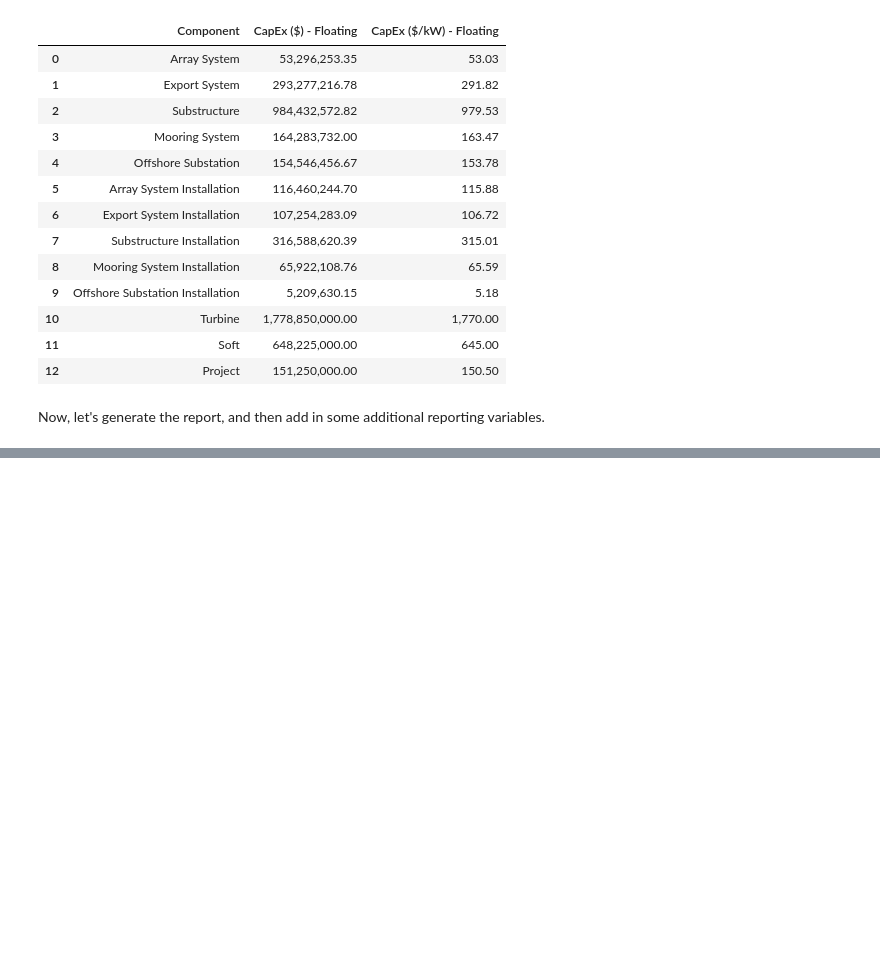
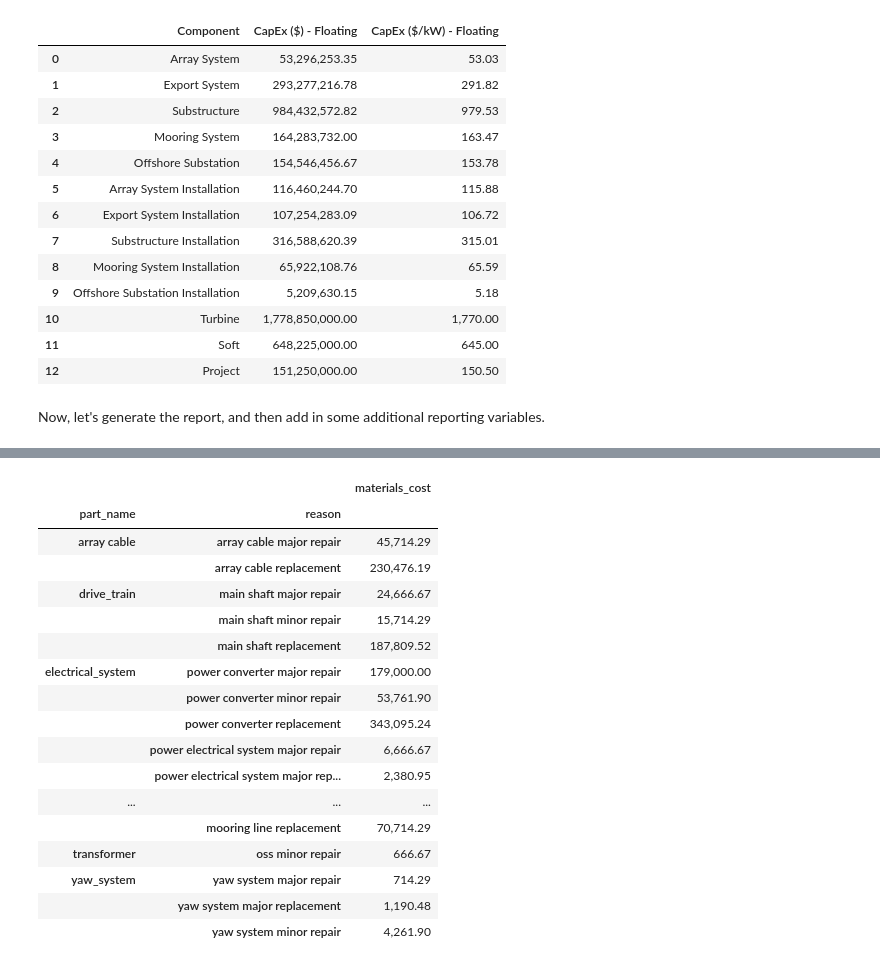
Before and after one commit to NREL/WAVES, a Jupyter notebook: examples/example-floating-deep.ipynb, the cells around one changed output, grey strips where cells are left out. Cells and saved outputs as stored; diff of their text form; code cells hidden in the pictures; blank space fills up the shorter version.

```diff
--- a/examples/example-floating-deep.ipynb
+++ b/examples/example-floating-deep.ipynb
@@ -379,0 +412,21 @@ project_floating.wombat.metrics.equipment_costs(frequency="annual", by_equipment
+# %%
+total_materials
+# %% [output]
+|  |  | materials_cost |
+| part_name | reason |  |
+| array cable | array cable major repair | 45,714.29 |
+|  | array cable replacement | 230,476.19 |
+| drive_train | main shaft major repair | 24,666.67 |
+|  | main shaft minor repair | 15,714.29 |
+|  | main shaft replacement | 187,809.52 |
+| electrical_system | power converter major repair | 179,000.00 |
+|  | power converter minor repair | 53,761.90 |
+|  | power converter replacement | 343,095.24 |
+|  | power electrical system major repair | 6,666.67 |
+|  | power electrical system major rep... | 2,380.95 |
+| ... | ... | ... |
+|  | mooring line replacement | 70,714.29 |
+| transformer | oss minor repair | 666.67 |
+| yaw_system | yaw system major repair | 714.29 |
+|  | yaw system major replacement | 1,190.48 |
+|  | yaw system minor repair | 4,261.90 |
```
Also changed, not shown: parts of 18 cells of this notebook, 5 other files.
